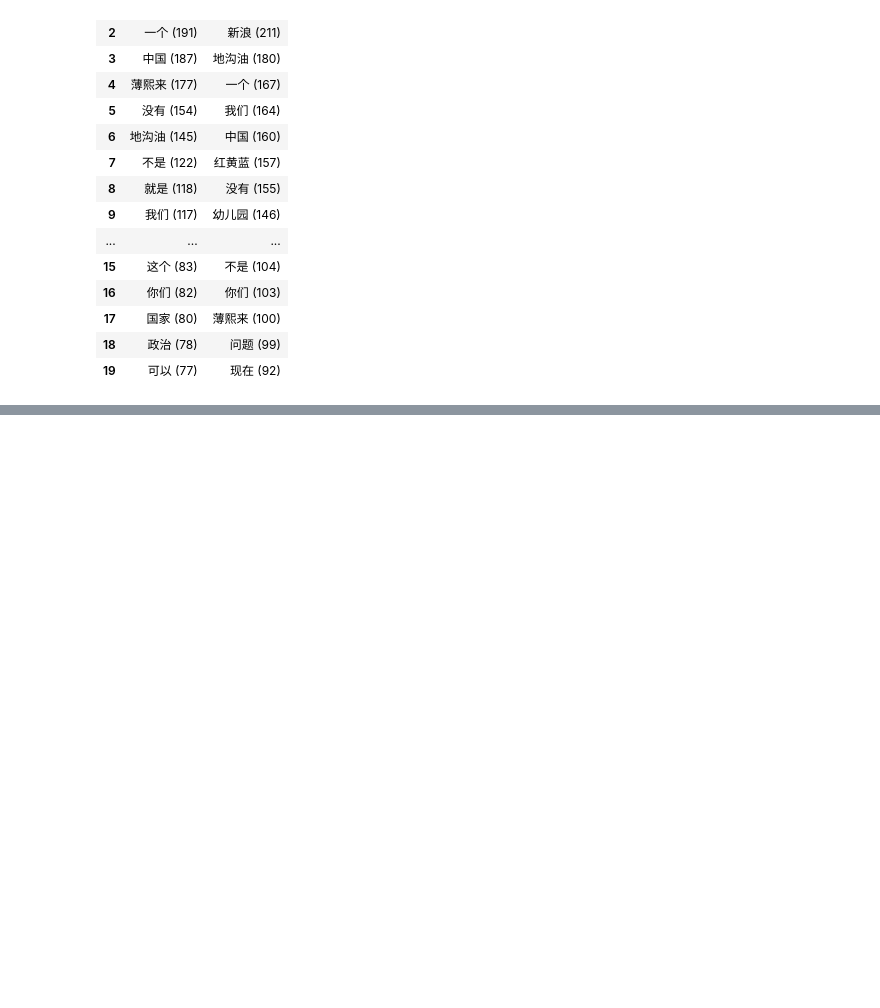
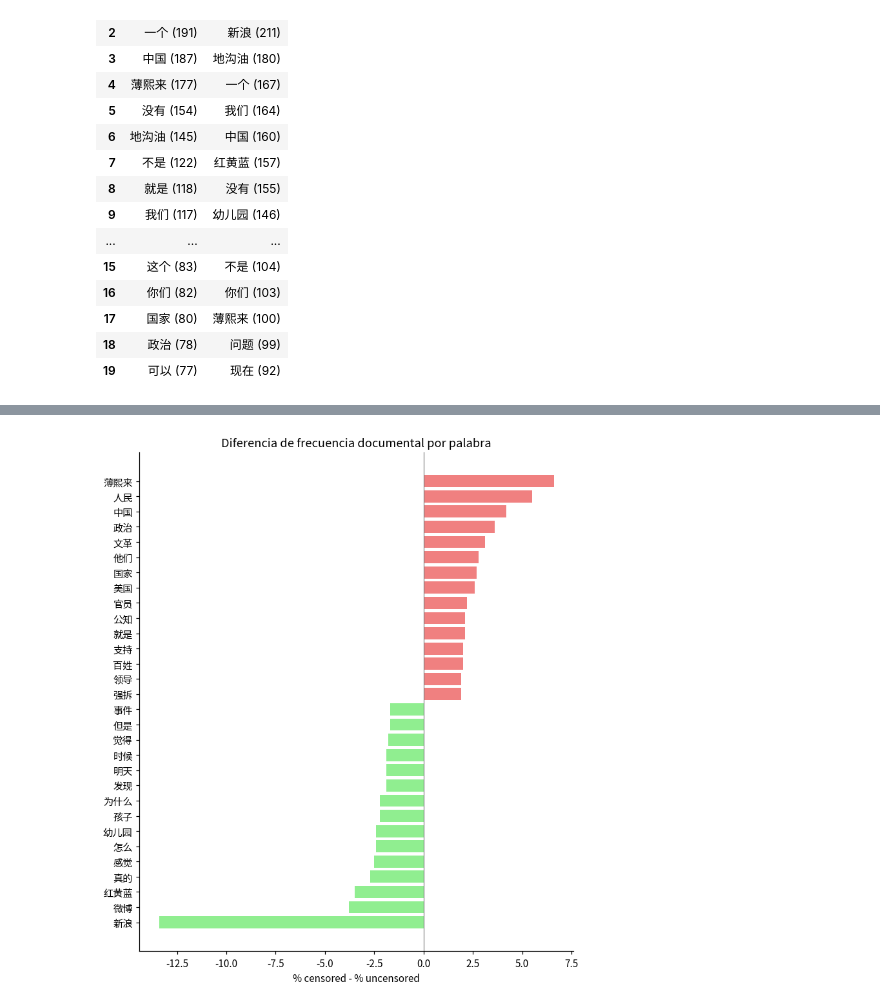
Before and after one commit to Garp02/censorship-linguistic-detection-zh, a Jupyter notebook: eda.ipynb, the cells around one changed output, grey strips where cells are left out. Drawn from its saved outputs; the diff is of its cells as text; code cells hidden in the pictures; blank space fills up the shorter version.

```diff
--- a/eda.ipynb
+++ b/eda.ipynb
@@ -180,9 +202,9 @@ print('Carácter con mayor diferencia:', top['código'], top['nombre'],
       f"| censored {top['% censored']} % vs uncensored {top['% uncensored']} %")
 
 caracter = chr(int(top['código'][2:], 16))
-ejemplos = df.loc[df['texto_original'].fillna('').str.contains(caracter, regex=False), 'texto_original']
-for t in ejemplos.head(3):
-    print(repr(t[:60]))
+ejemplos = df.loc[df['texto_original'].fillna('').str.contains(caracter, regex = False), 'texto_original']
+
+for t in ejemplos.head(3): print(repr(t[:60]))
 # %% [output]
 Carácter con mayor diferencia: U+200B ZERO WIDTH SPACE | censored 2.2 % vs uncensored 60.42 %
 '怪不得第一次听薄熙来名字的时候感觉熟悉又陌生 原来是希伯来人作怪 \u200b'
@@ -294,0 +325,29 @@ Vocabulario por clase: {'censored': 10189, 'uncensored': 10417}
+# %%
+n_c = (df.etiqueta == 'censored').sum()
+n_u = (df.etiqueta == 'uncensored').sum()
+
+pub_c = Counter(w for toks in df.loc[df.etiqueta == 'censored', 'tokens'] for w in set(toks))
+pub_u = Counter(w for toks in df.loc[df.etiqueta == 'uncensored', 'tokens'] for w in set(toks))
+
+fd = pd.DataFrame({'n censored': pd.Series(pub_c), 'n uncensored': pd.Series(pub_u)}).fillna(0).astype(int)
+fd = fd[fd.sum(axis = 1) >= 10].copy()
+fd['% censored'] = (fd['n censored'] / n_c * 100).round(1)
+fd['% uncensored'] = (fd['n uncensored'] / n_u * 100).round(1)
+fd['dif (pp)'] = (fd['% censored'] - fd['% uncensored']).round(1)
+
+top_c = fd.sort_values('dif (pp)', ascending = False).head(15)
+top_u = fd.sort_values('dif (pp)').head(15)
+# %%
+both = pd.concat([top_c, top_u])
+both = both[~both.index.duplicated()].sort_values('dif (pp)')
+colores = [col['censored'] if d > 0 else col['uncensored'] for d in both['dif (pp)']]
+
+fig, ax = plt.subplots(figsize = (7, 8))
+ax.barh(both.index, both['dif (pp)'], color=colores)
+ax.axvline(0, color = 'gray', lw = 0.8)
+ax.set_xlabel('% censored - % uncensored')
+ax.set_title('Diferencia de frecuencia documental por palabra')
+plt.tight_layout()
+plt.show()
+# %% [output]
+[figure, added]
```
Also changed, not shown: parts of 32 cells of this notebook, 1 other file.
